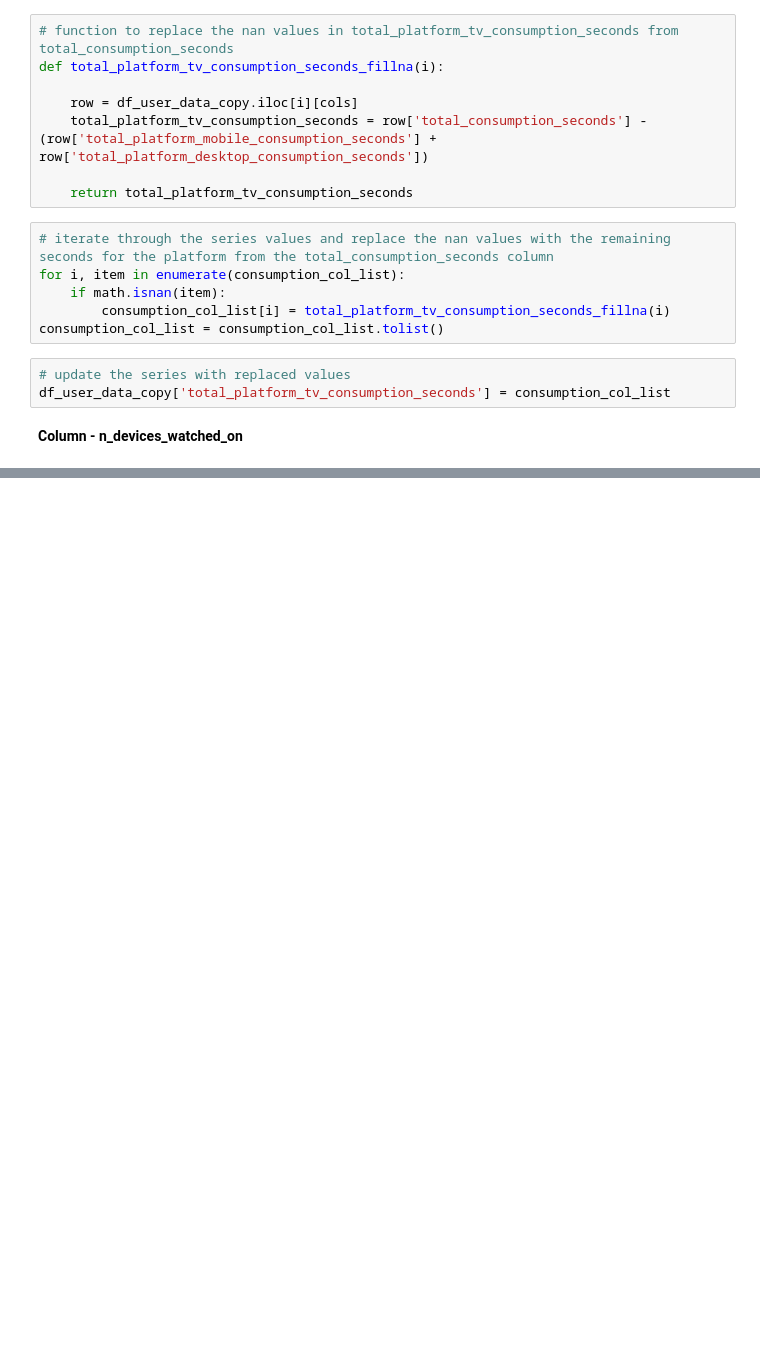
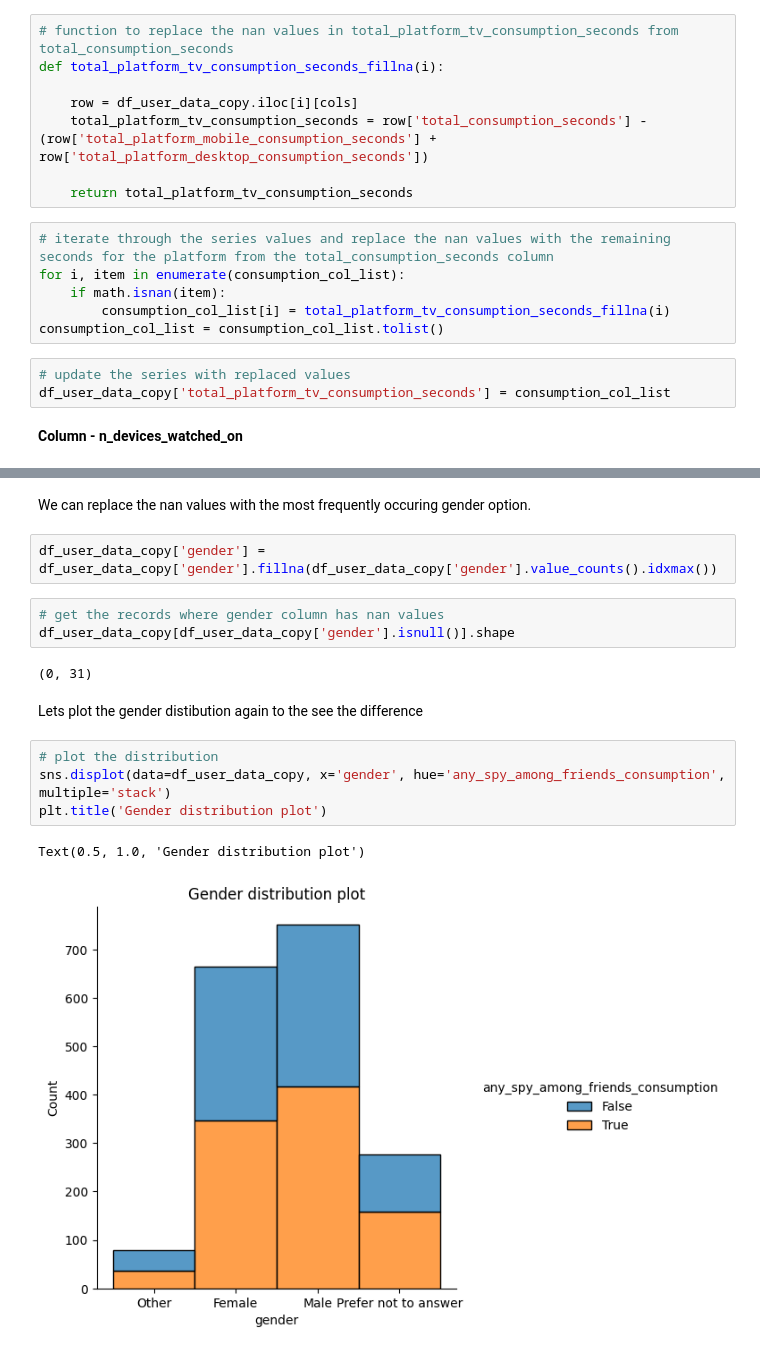
Before and after one commit to supmathews/ITV-live-online-career-challenge, a Jupyter notebook: itv_challenge_solution.ipynb, the cells around one changed output, grey strips where cells are left out. Drawn from its saved outputs; the diff is of its cells as text; blank space fills up the shorter version.

```diff
--- a/itv_challenge_solution.ipynb
+++ b/itv_challenge_solution.ipynb
@@ -477,0 +567,18 @@ df_user_data_copy['total_platform_tv_consumption_seconds'] = consumption_col_lis
+# %% [markdown]
+We can replace the nan values with the most frequently occuring gender option.
+# %%
+df_user_data_copy['gender'] = df_user_data_copy['gender'].fillna(df_user_data_copy['gender'].value_counts().idxmax())
+# %%
+# get the records where gender column has nan values
+df_user_data_copy[df_user_data_copy['gender'].isnull()].shape
+# %% [output]
+(0, 31)
+# %% [markdown]
+Lets plot the gender distibution again to the see the difference
+# %%
+# plot the distribution
+sns.displot(data=df_user_data_copy, x='gender', hue='any_spy_among_friends_consumption', multiple='stack')
+plt.title('Gender distribution plot')
+# %% [output]
+Text(0.5, 1.0, 'Gender distribution plot')
+[figure, added]
```
Also changed, not shown: parts of 22 cells of this notebook.
